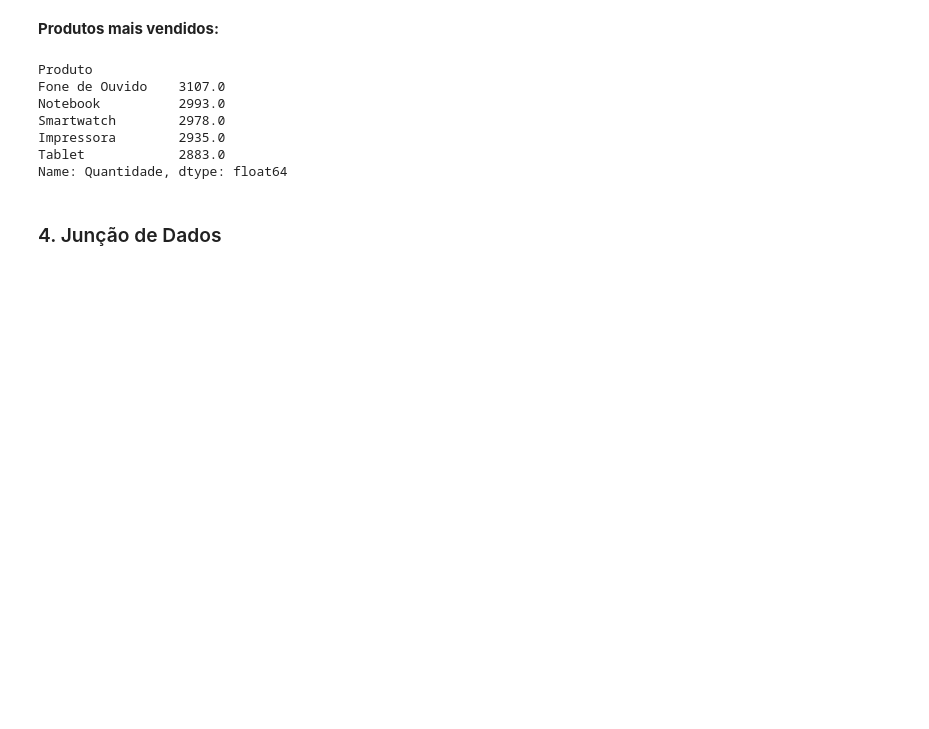
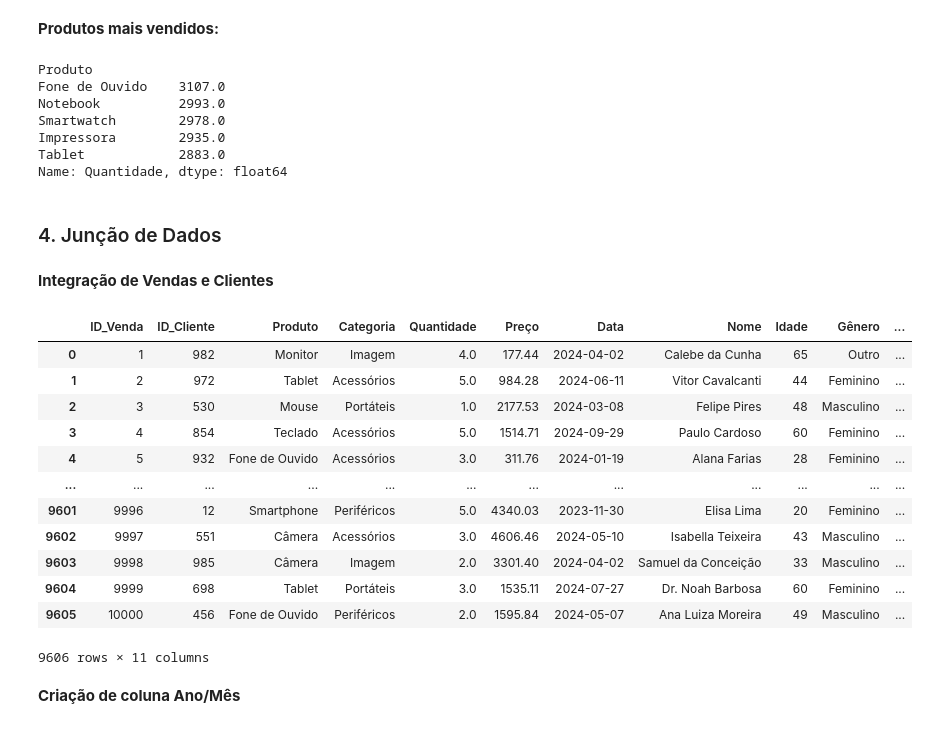
Before and after one commit to luamdrs/analise_vendas_loja, a Jupyter notebook: analise/main.ipynb, the cells around one changed output. Cells and saved outputs as stored; diff of their text form; code cells hidden in the pictures; blank space fills up the shorter version.

```diff
--- a/analise/main.ipynb
+++ b/analise/main.ipynb
@@ -149,3 +150,25 @@ Tablet            2883.0
 Name: Quantidade, dtype: float64
 # %% [markdown]
 ### 4. Junção de Dados
+# %% [markdown]
+**Integração de Vendas e Clientes**
+# %%
+df_dados_completos = pd.merge(vendas, clientes, on='ID_Cliente')
+
+df_dados_completos
+# %% [output]
+|  | ID_Venda | ID_Cliente | Produto | Categoria | Quantidade | Preço | Data | Nome | Idade | Gênero | ... |
+| 0 | 1 | 982 | Monitor | Imagem | 4.0 | 177.44 | 2024-04-02 | Calebe da Cunha | 65 | Outro | ... |
+| 1 | 2 | 972 | Tablet | Acessórios | 5.0 | 984.28 | 2024-06-11 | Vitor Cavalcanti | 44 | Feminino | ... |
+| 2 | 3 | 530 | Mouse | Portáteis | 1.0 | 2177.53 | 2024-03-08 | Felipe Pires | 48 | Masculino | ... |
+| 3 | 4 | 854 | Teclado | Acessórios | 5.0 | 1514.71 | 2024-09-29 | Paulo Cardoso | 60 | Feminino | ... |
+| 4 | 5 | 932 | Fone de Ouvido | Acessórios | 3.0 | 311.76 | 2024-01-19 | Alana Farias | 28 | Feminino | ... |
+| ... | ... | ... | ... | ... | ... | ... | ... | ... | ... | ... | ... |
+| 9601 | 9996 | 12 | Smartphone | Periféricos | 5.0 | 4340.03 | 2023-11-30 | Elisa Lima | 20 | Feminino | ... |
+| 9602 | 9997 | 551 | Câmera | Acessórios | 3.0 | 4606.46 | 2024-05-10 | Isabella Teixeira | 43 | Masculino | ... |
+| 9603 | 9998 | 985 | Câmera | Imagem | 2.0 | 3301.40 | 2024-04-02 | Samuel da Conceição | 33 | Masculino | ... |
+| 9604 | 9999 | 698 | Tablet | Portáteis | 3.0 | 1535.11 | 2024-07-27 | Dr. Noah Barbosa | 60 | Feminino | ... |
+| 9605 | 10000 | 456 | Fone de Ouvido | Periféricos | 2.0 | 1595.84 | 2024-05-07 | Ana Luiza Moreira | 49 | Masculino | ... |
+9606 rows × 11 columns
+# %% [markdown]
+**Criação de coluna Ano/Mês**
```
Also changed, not shown: parts of 14 cells of this notebook.
